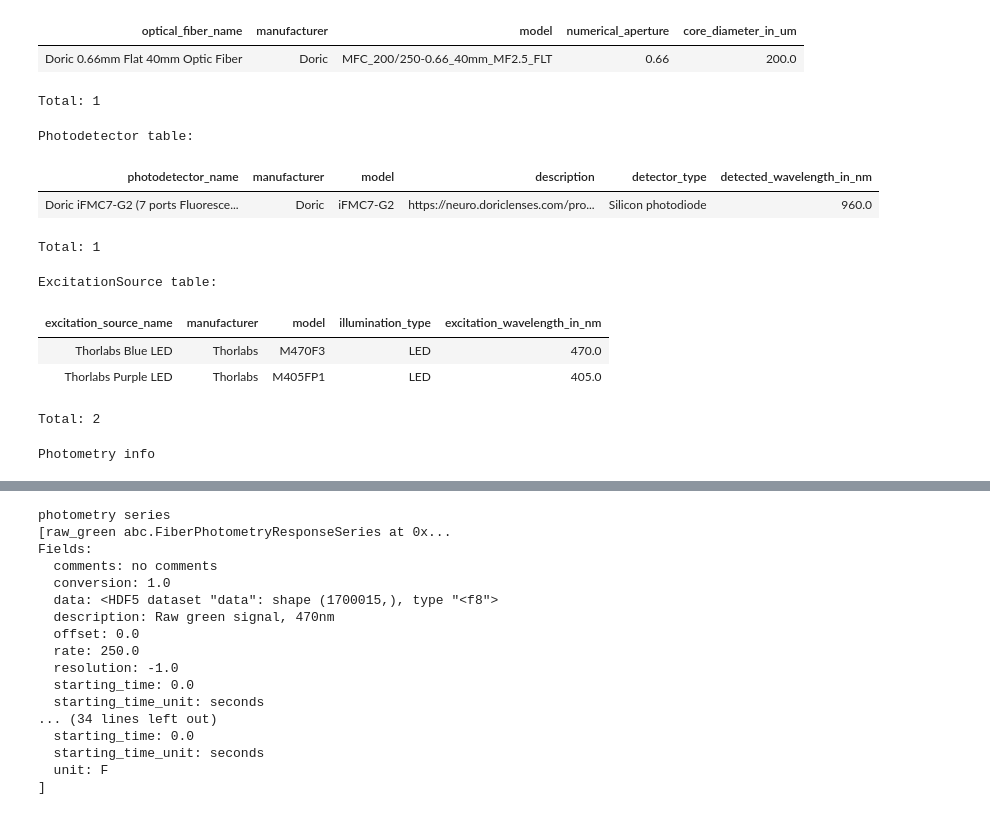
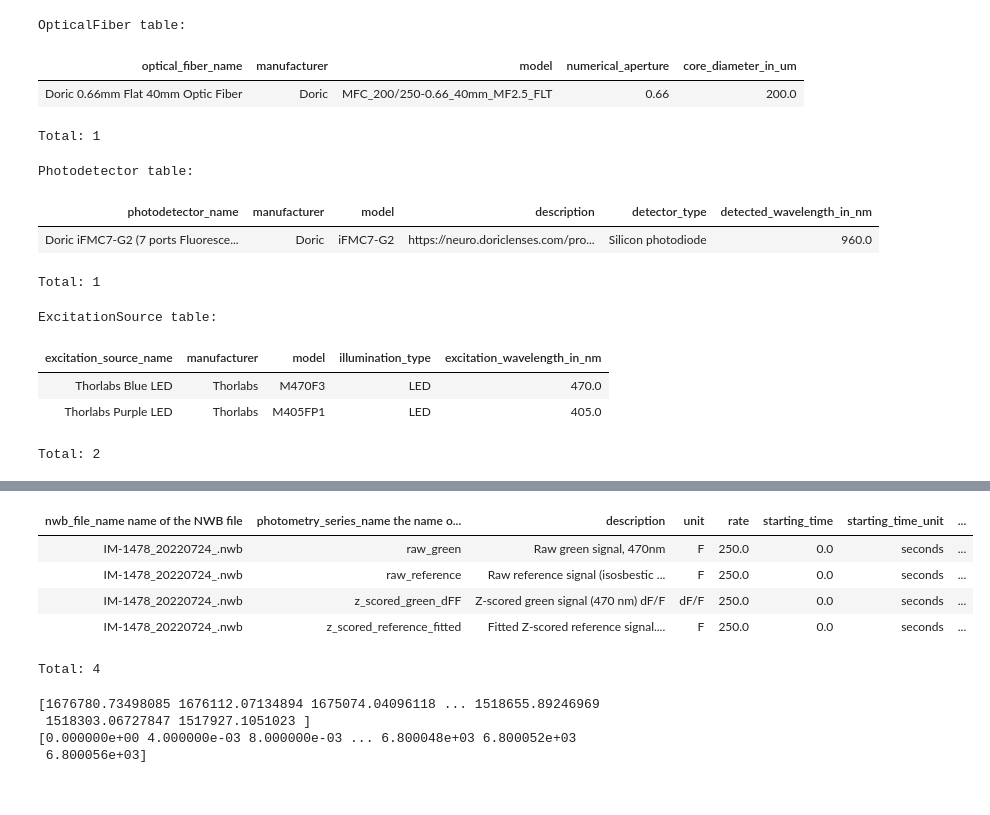
Before and after one commit to calderast/Hex-maze-spyglass, a Jupyter notebook: fiber_photometry_test.ipynb, the cells around one changed output, grey strips where cells are left out. Saved outputs shown, nothing was run; the diff lists cells and outputs as text; code cells hidden in the pictures.

Commit message:
fiber photometry table!

```diff
--- a/fiber_photometry_test.ipynb
+++ b/fiber_photometry_test.ipynb
@@ -84,7 +84,13 @@ HexCentroidsPart
 | IM-1478_20220724_.nwb | 2 | 123.0 | 402.0 | 39.172 | ... |
 ... (10 outputs left out)
 # %%
-from fiber_photometry import populate_all_photometry, OpticalFiber, Photodetector, ExcitationSource
+from spyglass.utils.nwb_helper_fn import get_nwb_copy_filename
+from fiber_photometry import populate_all_fiber_photometry, OpticalFiber, Photodetector, ExcitationSource, FiberPhotometrySeries
+
+nwb_file_name = "IM-1478_20220724.nwb"
+nwb_copy_file_name = get_nwb_copy_filename(nwb_file_name)
+
+populate_all_fiber_photometry(nwb_copy_file_name)
 
 print("OpticalFiber table:")
 display(OpticalFiber())
@@ -95,6 +101,6 @@ display(Photodetector())
 print("ExcitationSource table:")
 display(ExcitationSource())
 
-print("Photometry info")
-populate_all_photometry(nwb_copy_file_name)
+print("FiberPhotometrySeries table")
+display(FiberPhotometrySeries())
 # %% [output]
@@ -102,13 +113,13 @@ OpticalFiber table:
+OpticalFiber table:
 | optical_fiber_name | manufacturer | model | numerical_aperture | core_diameter_in_um |
 | Doric 0.66mm Flat 40mm Optic Fiber | Doric | MFC_200/250-0.66_40mm_MF2.5_FLT | 0.66 | 200.0 |
-Total: 1
-Photodetector table:
+Total: 1
+Photodetector table:
 | photodetector_name | manufacturer | model | description | detector_type | detected_wavelength_in_nm |
 | Doric iFMC7-G2 (7 ports Fluoresce... | Doric | iFMC7-G2 | https://neuro.doriclenses.com/pro... | Silicon photodiode | 960.0 |
-Total: 1
-ExcitationSource table:
+Total: 1
+ExcitationSource table:
 | excitation_source_name | manufacturer | model | illumination_type | excitation_wavelength_in_nm |
 | Thorlabs Blue LED | Thorlabs | M470F3 | LED | 470.0 |
 | Thorlabs Purple LED | Thorlabs | M405FP1 | LED | 405.0 |
-Total: 2
-Photometry info
+Total: 2
@@ -119,17 +127,16 @@ Photometry info
+| nwb_file_name name of the NWB file | photometry_series_name the name o... | description | unit | rate | starting_time | starting_time_unit | ... |
+| IM-1478_20220724_.nwb | raw_green | Raw green signal, 470nm | F | 250.0 | 0.0 | seconds | ... |
+| IM-1478_20220724_.nwb | raw_reference | Raw reference signal (isosbestic ... | F | 250.0 | 0.0 | seconds | ... |
+| IM-1478_20220724_.nwb | z_scored_green_dFF | Z-scored green signal (470 nm) dF/F | dF/F | 250.0 | 0.0 | seconds | ... |
+| IM-1478_20220724_.nwb | z_scored_reference_fitted | Fitted Z-scored reference signal.... | F | 250.0 | 0.0 | seconds | ... |
-photometry series
-[raw_green abc.FiberPhotometryResponseSeries at 0x...
-Fields:
-  comments: no comments
-  conversion: 1.0
-  data: <HDF5 dataset "data": shape (1700015,), type "<f8">
-  description: Raw green signal, 470nm
-  offset: 0.0
-  rate: 250.0
-  resolution: -1.0
-  starting_time: 0.0
-  starting_time_unit: seconds
-... (34 lines left out)
-  starting_time: 0.0
-  starting_time_unit: seconds
-  unit: F
-]
+Total: 4
+# %%
+raw_green_series, raw_green_timestamps = FiberPhotometrySeries().fetch_series(nwb_file_name=nwb_copy_file_name, series_name='raw_green')
+
+print(raw_green_series)
+print(raw_green_timestamps)
+# %% [output]
+[1676780.73498085 1676112.07134894 1675074.04096118 ... 1518655.89246969
+ 1518303.06727847 1517927.1051023 ]
+[0.000000e+00 4.000000e-03 8.000000e-03 ... 6.800048e+03 6.800052e+03
+ 6.800056e+03]
```
Also changed, not shown: parts of 2 cells of this notebook, 1 other file.
